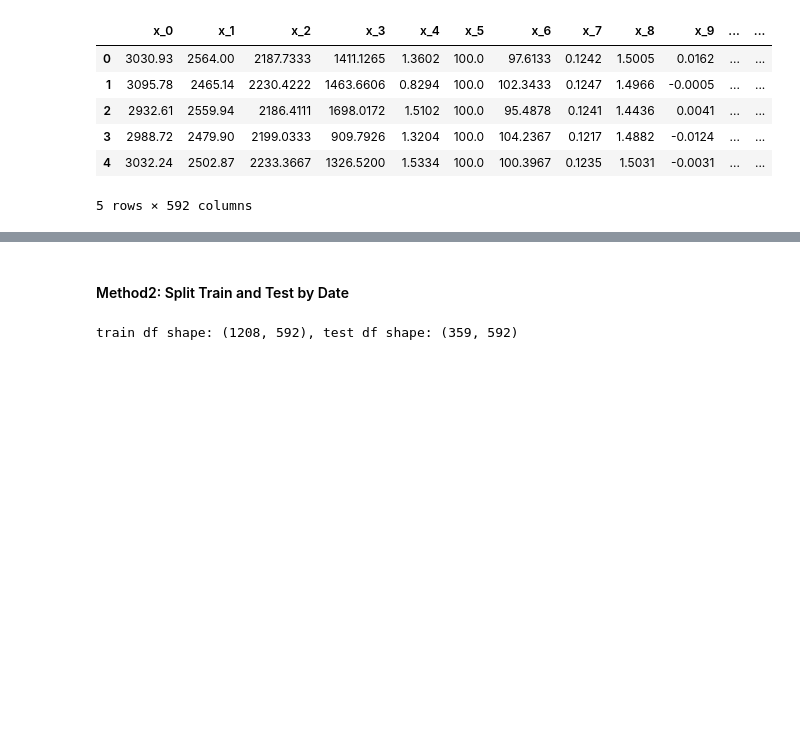
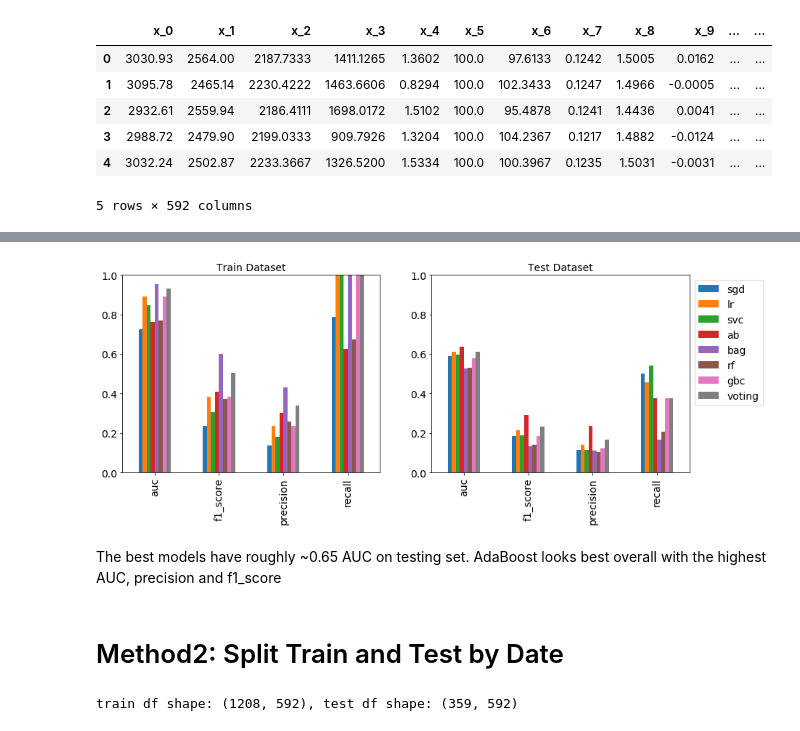
Before and after one commit to stephenleo87/uci-semicon, a Jupyter notebook: Labels_Prediction.ipynb, the cells around one changed output, grey strips where cells are left out. Saved outputs shown, nothing was run; the diff lists cells and outputs as text; code cells hidden in the pictures; blank space fills up the shorter version.

```diff
--- a/Labels_Prediction.ipynb
+++ b/Labels_Prediction.ipynb
@@ -207,0 +302,4 @@ Test Precision: 0.17. Test Recall: 0.25. Test FMeasure: 0.20
+# %%
+lp = labels_prediction()
+# %%
+lp.train_models(X_train, y_train)
@@ -208,5 +316,11 @@ Test Precision: 0.17. Test Recall: 0.25. Test FMeasure: 0.20
+# %%
+lp.test_models(X_train, y_train, X_test, y_test)
+# %% [output]
+[figure, added]
+# %% [markdown]
+The best models have roughly ~0.65 AUC on testing set. AdaBoost looks best overall with the highest AUC, precision and f1_score
 # %% [markdown]
-#### Method2: Split Train and Test by Date
+# Method2: Split Train and Test by Date
 # %%
 # Split Train and Test by date
 split_date = '2008-10-01'
```
Also changed, not shown: parts of 86 cells of this notebook.
